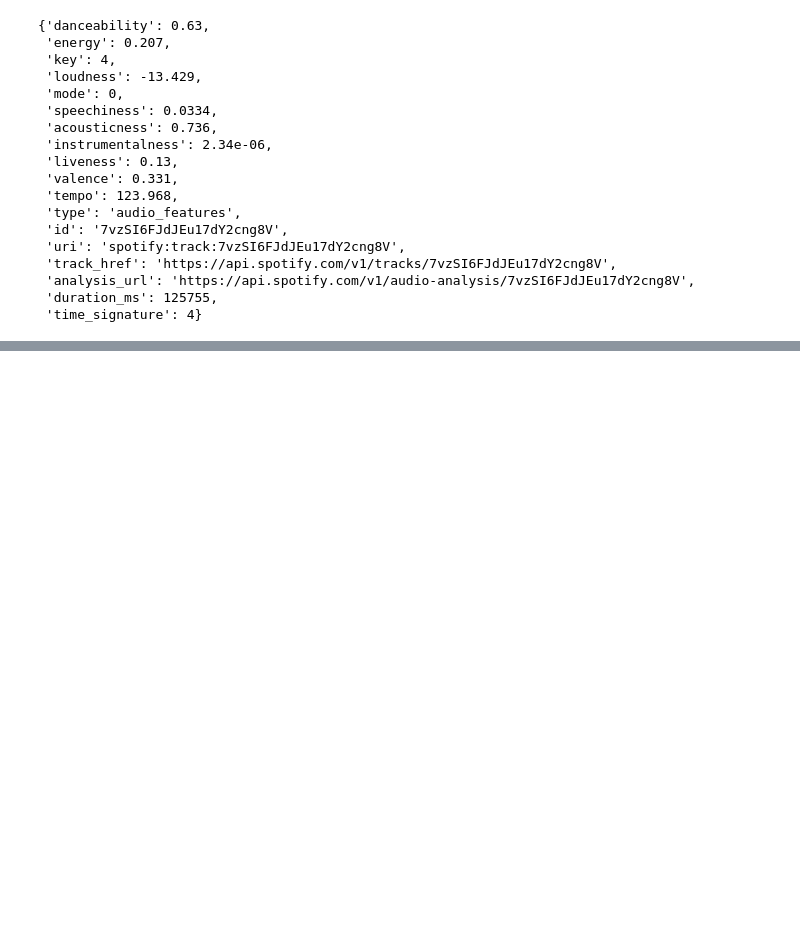
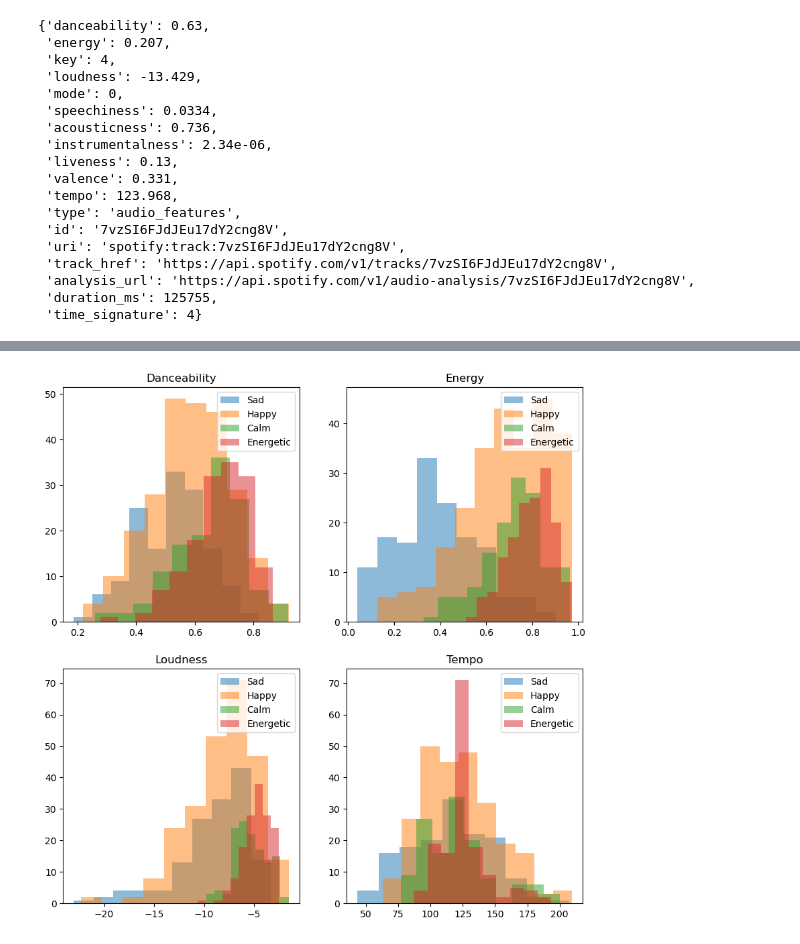
Before and after one commit to andy-dam/song-mood-classifier, a Jupyter notebook: notebook-testing.ipynb, the cells around one changed output, grey strips where cells are left out. Saved outputs shown, nothing was run; the diff lists cells and outputs as text; code cells hidden in the pictures; blank space fills up the shorter version.

```diff
--- a/notebook-testing.ipynb
+++ b/notebook-testing.ipynb
@@ -85,0 +287,9 @@ sad_audio_features[0]
+# %%
+# for happy-calm, remove the common songs from calm
+df_calm = df_calm[~df_calm['song_name'].isin(common_sad_calm['song_name'])]
+# %%
+# for happy-energetic, remove the common songs from happy
+df_happy = df_happy[~df_happy['song_name'].isin(common_happy_energetic['song_name'])]
+# %%
+# for calm-energetic, remove the common songs from calm
+df_calm = df_calm[~df_calm['song_name'].isin(common_calm_energetic['song_name'])]
@@ -85,0 +332,33 @@ sad_audio_features[0]
+# %%
+# manually remove 'Shut Up and Dance' and 'Daylight' from the calm playlist
+df_calm = df_calm[~df_calm['song_name'].isin(['Shut Up and Dance', 'Daylight'])]
+# %%
+# plot the audio features of the playlists after removing the common songs
+fig, axs = plt.subplots(2, 2, figsize=(10, 10))
+axs[0, 0].hist(df_sad['danceability'], alpha=0.5, label='Sad')
+axs[0, 0].hist(df_happy['danceability'], alpha=0.5, label='Happy')
+axs[0, 0].hist(df_calm['danceability'], alpha=0.5, label='Calm')
+axs[0, 0].hist(df_energetic['danceability'], alpha=0.5, label='Energetic')
+axs[0, 0].set_title('Danceability')
+axs[0, 0].legend(loc='upper right')
+axs[0, 1].hist(df_sad['energy'], alpha=0.5, label='Sad')
+axs[0, 1].hist(df_happy['energy'], alpha=0.5, label='Happy')
+axs[0, 1].hist(df_calm['energy'], alpha=0.5, label='Calm')
+axs[0, 1].hist(df_energetic['energy'], alpha=0.5, label='Energetic')
+axs[0, 1].set_title('Energy')
+axs[0, 1].legend(loc='upper right')
+axs[1, 0].hist(df_sad['loudness'], alpha=0.5, label='Sad')
+axs[1, 0].hist(df_happy['loudness'], alpha=0.5, label='Happy')
+axs[1, 0].hist(df_calm['loudness'], alpha=0.5, label='Calm')
+axs[1, 0].hist(df_energetic['loudness'], alpha=0.5, label='Energetic')
+axs[1, 0].set_title('Loudness')
+axs[1, 0].legend(loc='upper right')
+axs[1, 1].hist(df_sad['tempo'], alpha=0.5, label='Sad')
+axs[1, 1].hist(df_happy['tempo'], alpha=0.5, label='Happy')
+axs[1, 1].hist(df_calm['tempo'], alpha=0.5, label='Calm')
+axs[1, 1].hist(df_energetic['tempo'], alpha=0.5, label='Energetic')
+axs[1, 1].set_title('Tempo')
+axs[1, 1].legend(loc='upper right')
+plt.show()
+# %% [output]
+[figure, added]
```
Also changed, not shown: parts of 21 cells of this notebook, 3 other files.
